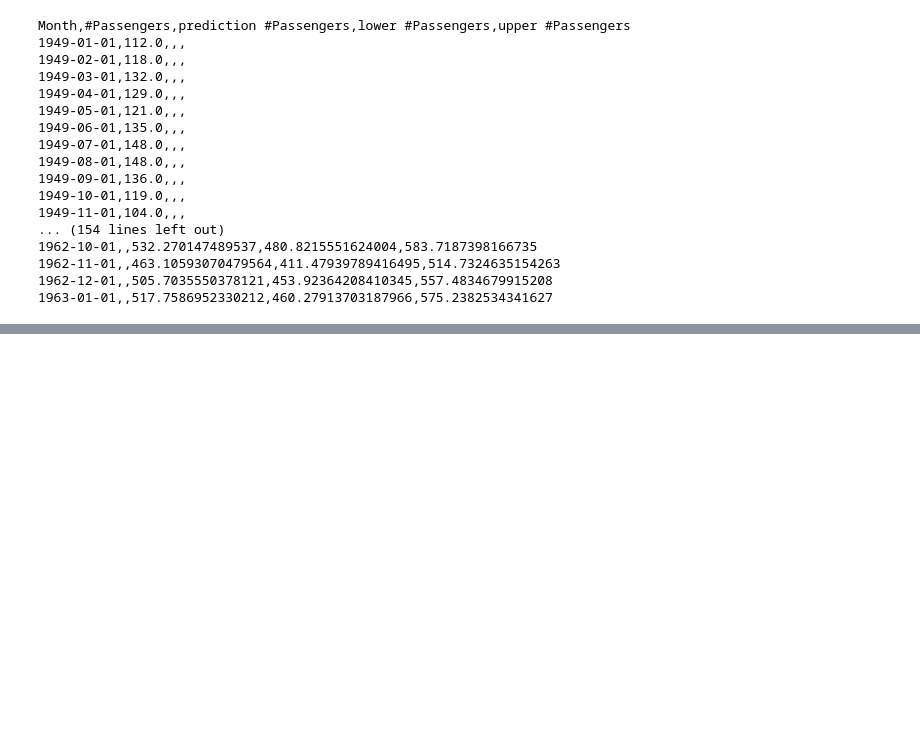
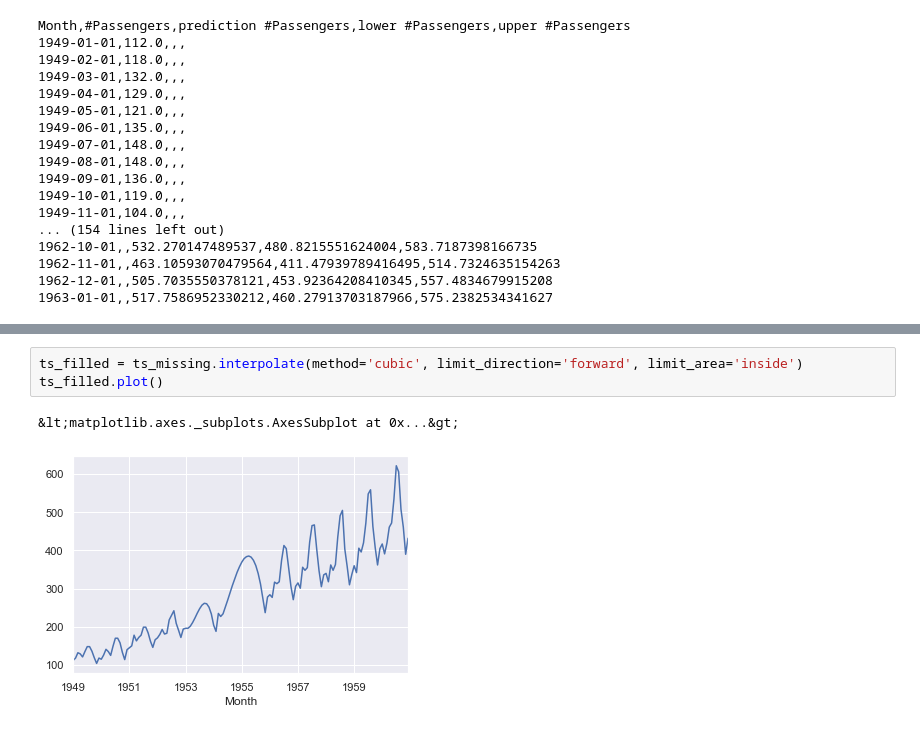
Before and after one commit to ogi-iii/time_series_predictor, a Jupyter notebook: notebooks/SARIMA.ipynb, the cells around one changed output, grey strips where cells are left out. Saved outputs shown, nothing was run; the diff lists cells and outputs as text; blank space fills up the shorter version.

```diff
--- a/notebooks/SARIMA.ipynb
+++ b/notebooks/SARIMA.ipynb
@@ -192,0 +203,6 @@ Month,#Passengers,prediction #Passengers,lower #Passengers,upper #Passengers
+# %%
+ts_filled = ts_missing.interpolate(method='cubic', limit_direction='forward', limit_area='inside')
+ts_filled.plot()
+# %% [output]
+&lt;matplotlib.axes._subplots.AxesSubplot at 0x...&gt;
+[figure, added]
```
Also changed, not shown: parts of 14 cells of this notebook, 2 other files.
